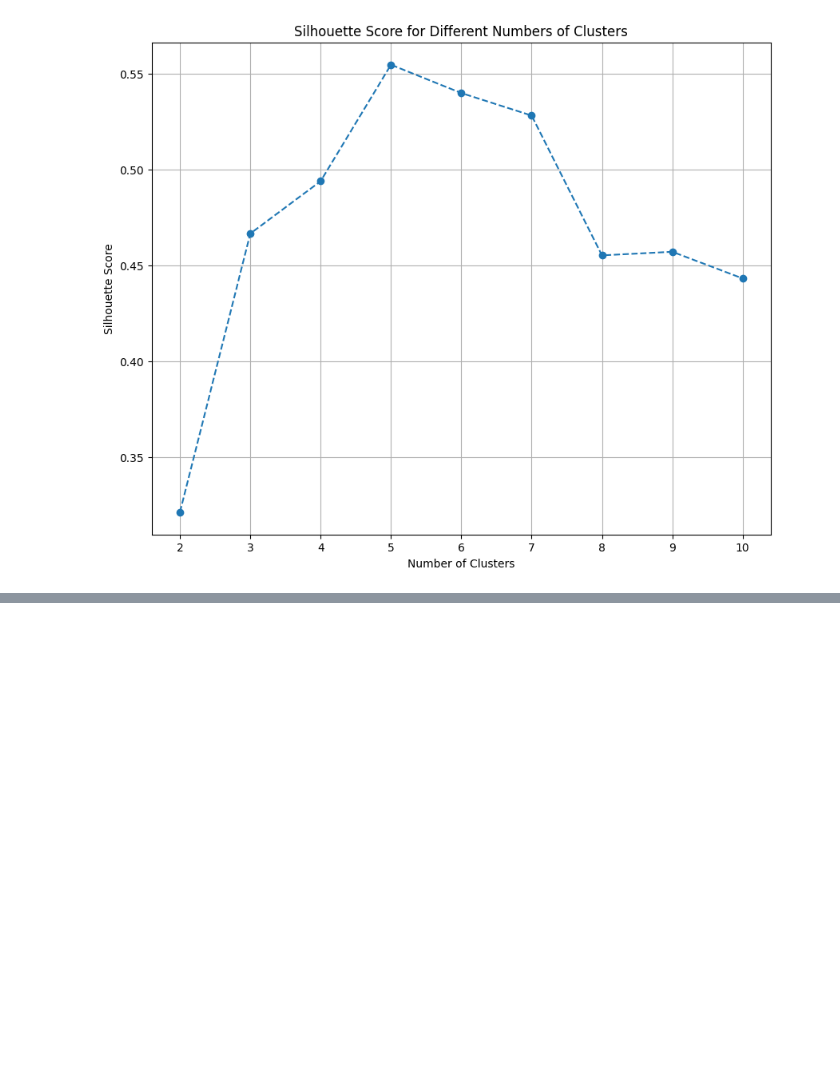
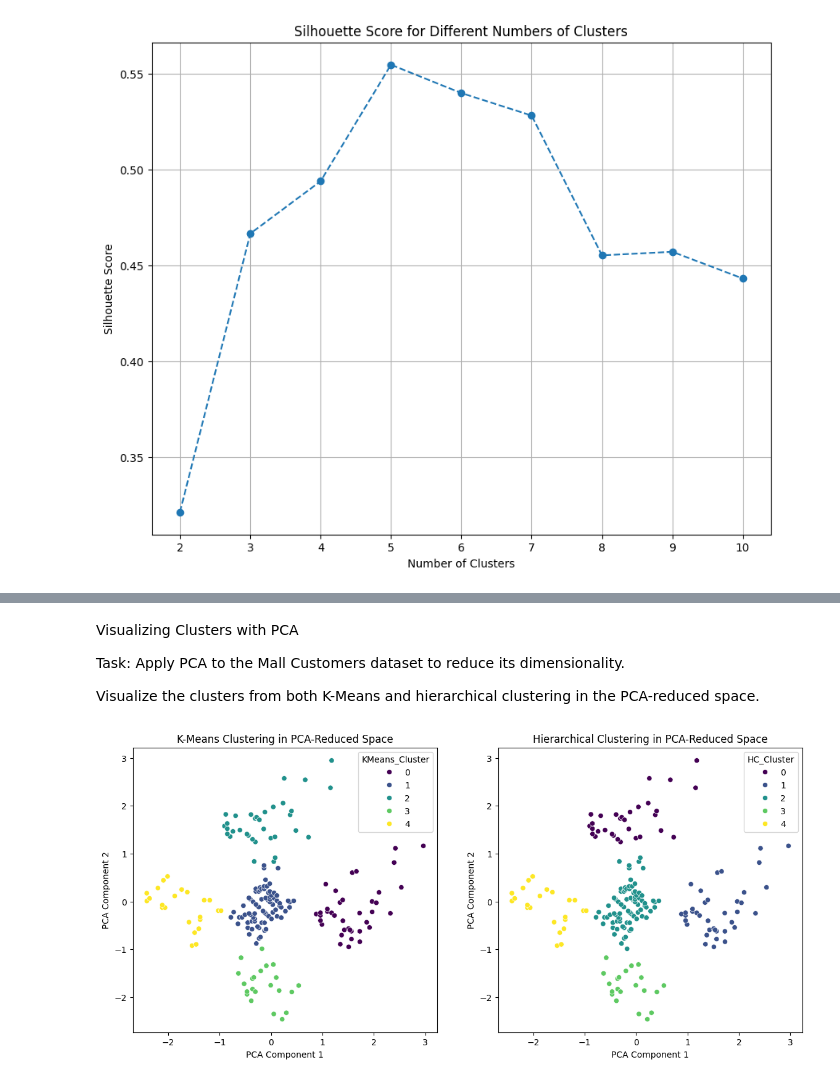
Before and after one commit to amber-khurshid/100DaysOfBytewise, a Jupyter notebook: seventeenth_task.ipynb, the cells around one changed output, grey strips where cells are left out. Cells and saved outputs as stored; diff of their text form; code cells hidden in the pictures; blank space fills up the shorter version.

```diff
--- a/seventeenth_task.ipynb
+++ b/seventeenth_task.ipynb
@@ -107,0 +207,48 @@ plt.show()
+# %% [markdown]
+Visualizing Clusters with PCA
+
+Task: Apply PCA to the Mall Customers dataset to reduce its dimensionality.
+
+Visualize the clusters from both K-Means and hierarchical clustering in the PCA-reduced space.
+# %%
+from sklearn.decomposition import PCA
+pca = PCA(n_components=2)
+standardized_pca = pca.fit_transform(standardized_features)
+pca_features = pca.fit_transform(standardized_features)
+
+pca_df = pd.DataFrame(data=pca_features, columns=['PCA1', 'PCA2'])
+# %%
+from sklearn.cluster import KMeans
+
+kmean = KMeans(n_clusters=5, random_state=10)
+kmeans_labels = kmean.fit_predict(standardized_features)
+
+pca_df['KMeans_Cluster'] = kmeans_labels
+# %%
+from sklearn.cluster import AgglomerativeClustering
+
+hc = AgglomerativeClustering(n_clusters=5, affinity='euclidean', linkage='ward')
+hc_labels = hc.fit_predict(standardized_features)
+
+pca_df['HC_Cluster'] = hc_labels
+# %%
+import matplotlib.pyplot as plt
+import seaborn as sns
+
+plt.figure(figsize=(14, 6))
+
+plt.subplot(1, 2, 1)
+sns.scatterplot(x='PCA1', y='PCA2', hue='KMeans_Cluster', palette='viridis', data=pca_df, legend='full')
+plt.title('K-Means Clustering in PCA-Reduced Space')
+plt.xlabel('PCA Component 1')
+plt.ylabel('PCA Component 2')
+
+plt.subplot(1, 2, 2)
+sns.scatterplot(x='PCA1', y='PCA2', hue='HC_Cluster', palette='viridis', data=pca_df, legend='full')
+plt.title('Hierarchical Clustering in PCA-Reduced Space')
+plt.xlabel('PCA Component 1')
+plt.ylabel('PCA Component 2')
+
+plt.show()
+# %% [output]
+[figure, added]
```
Also changed, not shown: parts of 10 cells of this notebook.
